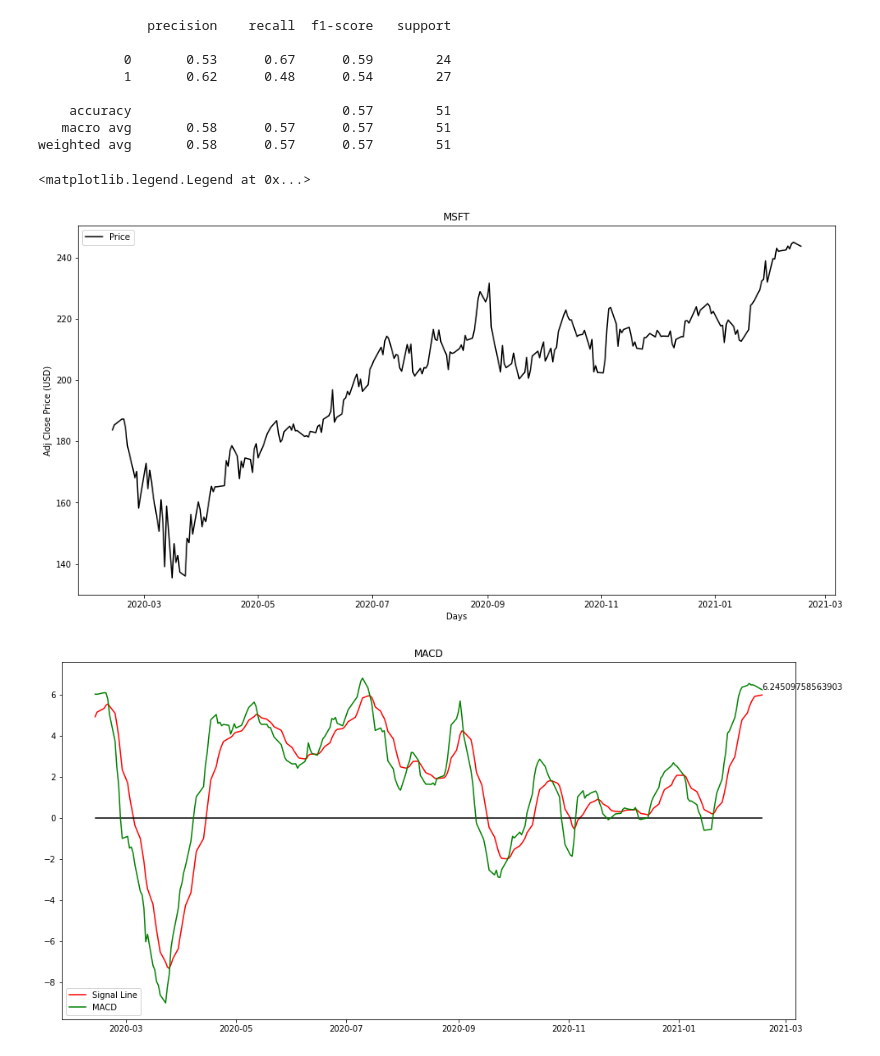
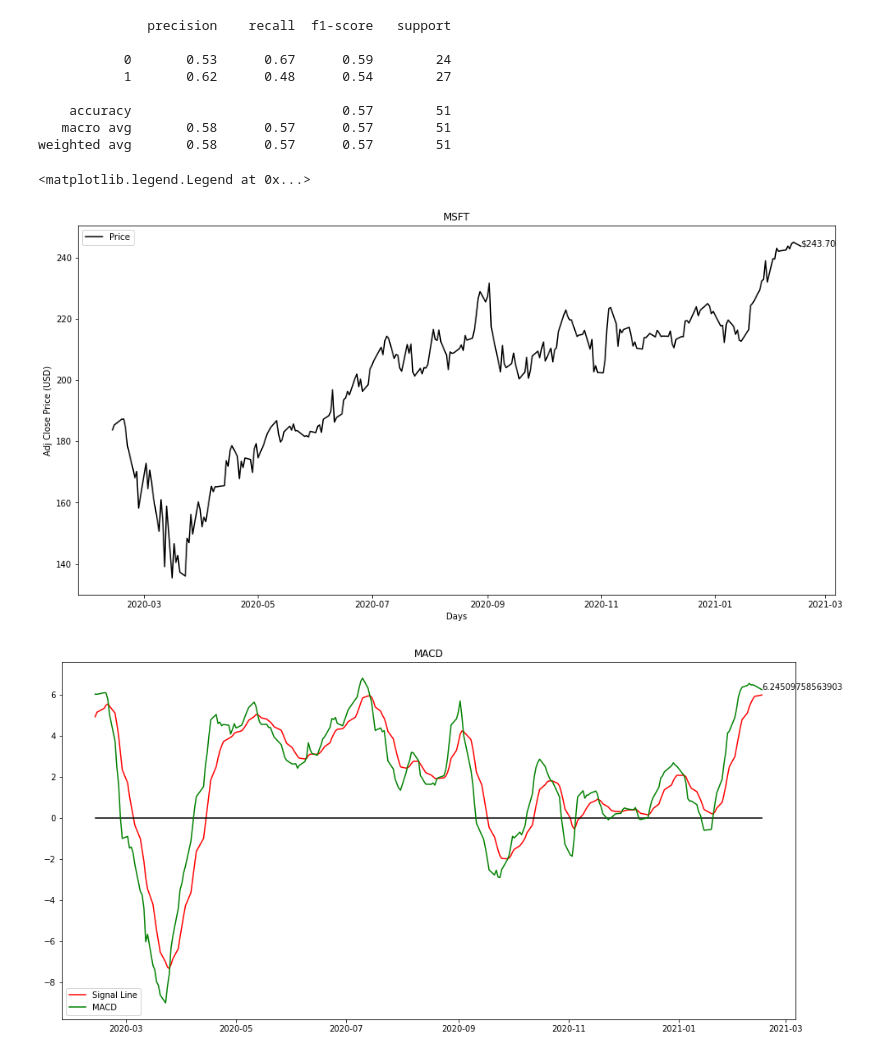
Before and after one commit to kriskirla/AllProjects, a Jupyter notebook: Algotrading/Stock_Momentum.ipynb, the cells around one changed output. Saved outputs shown, nothing was run; the diff lists cells and outputs as text; code cells hidden in the pictures.

Commit message:
Fixed price on price graph

```diff
--- a/Algotrading/Stock_Momentum.ipynb
+++ b/Algotrading/Stock_Momentum.ipynb
@@ -131,30 +131,31 @@ weighted avg       0.58      0.57      0.57        51
 # %%
 # Plot the graphs
 plt.figure(figsize=(16,8))
 plt.plot(df.index, df['Close'], color='black', label='Price')
+plt.text(df.tail(1).index, df.tail(1)['Close'], "${:.2f}".format(df.tail(1)['Close'][0]))
 plt.title(ticker)
 plt.xlabel('Days')
 plt.ylabel('Adj Close Price (USD)')
 plt.legend()
 
 plt.figure(figsize=(16,8))
 plt.plot(df.index, df['Signal Line'], color='red', label='Signal Line')
 plt.plot(df.index, [0 for i in df['MACD']], color='black')
 plt.plot(df.index, df['MACD'], color='green', label='MACD')
 plt.text(df.tail(1).index, df.tail(1)['MACD'], str(df.tail(1)['MACD'][0]))
 plt.title('MACD')
 plt.legend()
 
 plt.figure(figsize=(16,8))
 plt.plot(df.index, [30 for i in df['RSI']], color='black')
 plt.plot(df.index, [50 for i in df['RSI']], color='grey', linestyle='--')
 plt.plot(df.index, [70 for i in df['RSI']], color='black')
 plt.plot(df.index, df['RSI'], color='purple', label='RSI')
 plt.text(df.tail(1).index, df.tail(1)['RSI'], str(df.tail(1)['RSI'][0]))
 plt.title('RSI')
 plt.legend()
 # %% [output]
 <matplotlib.legend.Legend at 0x...>
-[figure, old version]
+[figure, new version]
 [figure]
 [figure]
```
